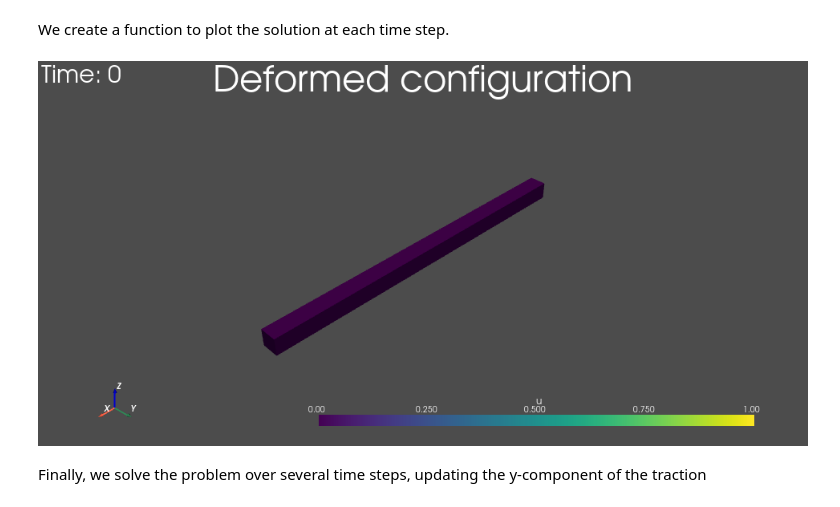
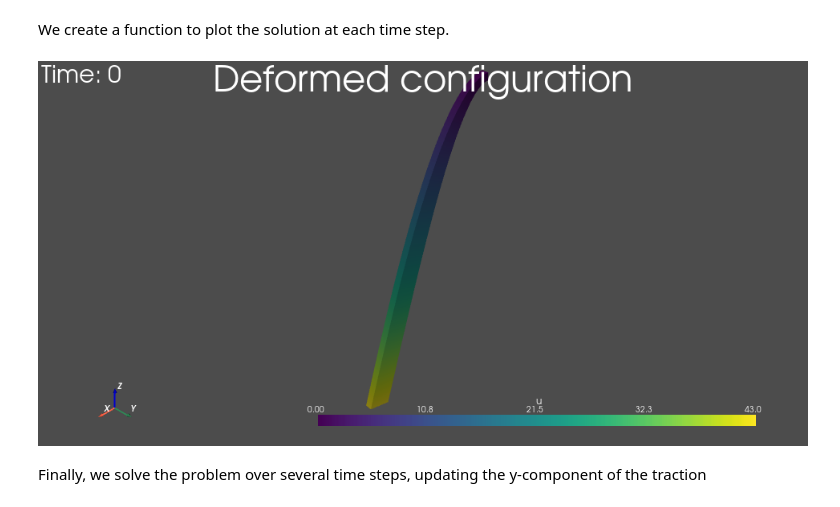
Before and after one commit to jorgensd/dolfinx-tutorial, a Jupyter notebook: _sources/chapter2/hyperelasticity.ipynb, the cells around one changed output. Cells and saved outputs as stored; diff of their text form; code cells hidden in the pictures.

```diff
--- a/_sources/chapter2/hyperelasticity.ipynb
+++ b/_sources/chapter2/hyperelasticity.ipynb
@@ -186,7 +186,7 @@ import pyvista
 import dolfinx.plot
 # Activate framebuffer, required for visualziation
 from pyvista.utilities.xvfb import start_xvfb
-start_xvfb(wait=0)
+start_xvfb(wait=0.0)
 # Create background plotter and mesh to attach values to
 topology, cell_types = dolfinx.plot.create_vtk_topology(mesh, mesh.topology.dim)
 grid = pyvista.UnstructuredGrid(topology, cell_types, mesh.geometry.x)
@@ -200,34 +200,35 @@ def plot_function(t, uh):
     p.add_text("Deformed configuration", name="title", position="upper_edge")
 
     # Update point values on pyvista grid
 
     topology, cell_types = dolfinx.plot.create_vtk_topology(V)
     # To make this function work in parallel, we only consider ghosts owned by the current process
     num_dofs_local = V.dofmap.index_map.size_local
     # We create a geometry for our modified mesh using the dof coordinates
     geometry = V.tabulate_dof_coordinates()[:num_dofs_local]
     # As we are dealing with a vector field, we reshape the underlying dof array to accommedate for the three dimensional space
     values = np.zeros((V.dofmap.index_map.size_local, 3), dtype=np.float64)
     values[:, :mesh.geometry.dim] = uh.vector.array.real.reshape(V.dofmap.index_map.size_local, V.dofmap.index_map_bs)
 
     # Create grid defined by the function space for visualization
     function_grid = pyvista.UnstructuredGrid(topology, cell_types, geometry)
     function_grid["u"] = values
+    function_grid.set_active_vectors("u")
     # Warp mesh by deformation
     warped = function_grid.warp_by_vector("u", factor=1)
 
     # Add mesh to plotter and visualize
     actor = p.add_mesh(warped)
     p.show_axes()
     if not pyvista.OFF_SCREEN:
        p.show()
     # Uncomment to save png
     # figure_as_array = p.screenshot(f"diffusion_{t:.2f}.png")
     # Clear plotter for next plot
 
 plot_function(0, u)
 # %% [output]
-[figure, old version]
+[figure, new version]
 # %% [markdown]
 Finally, we solve the problem over several time steps, updating the y-component of the traction
 # %%
```
Also changed, not shown: parts of 2 cells of this notebook, 35 other files.
